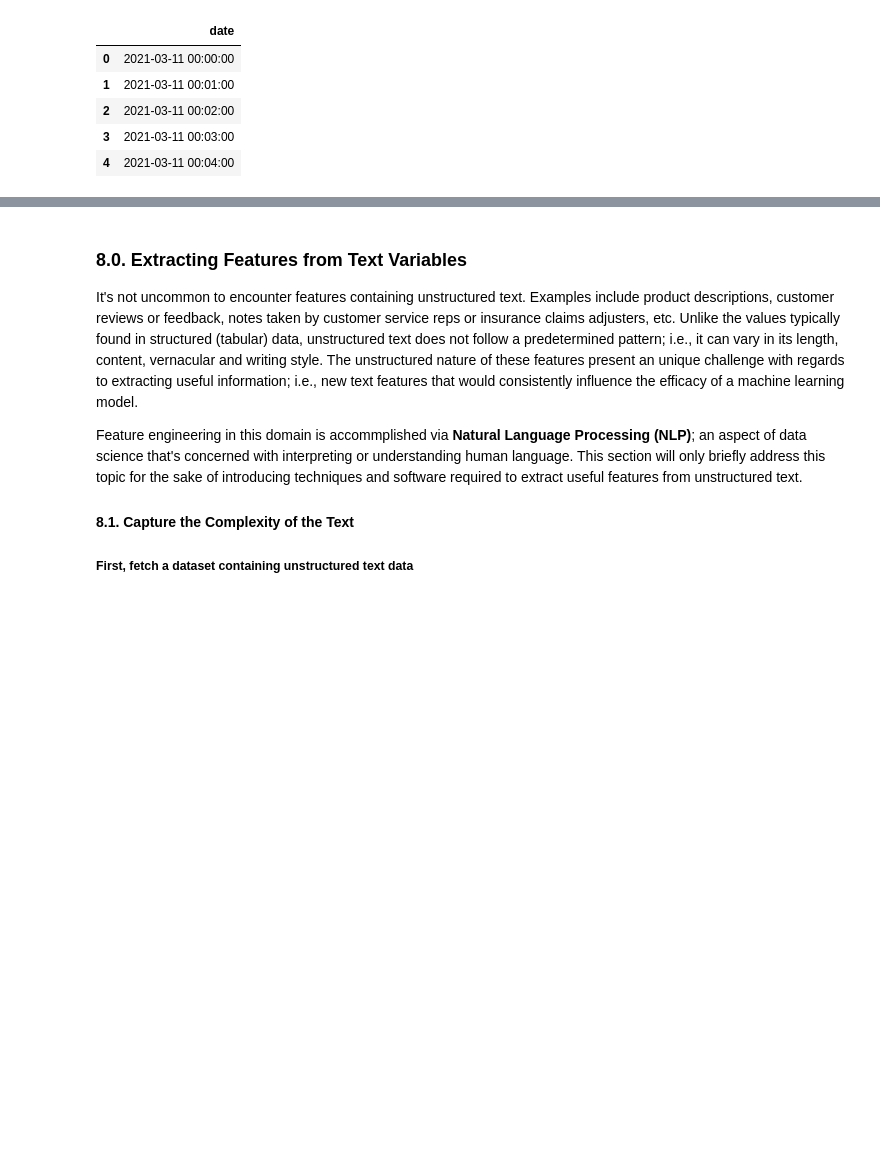
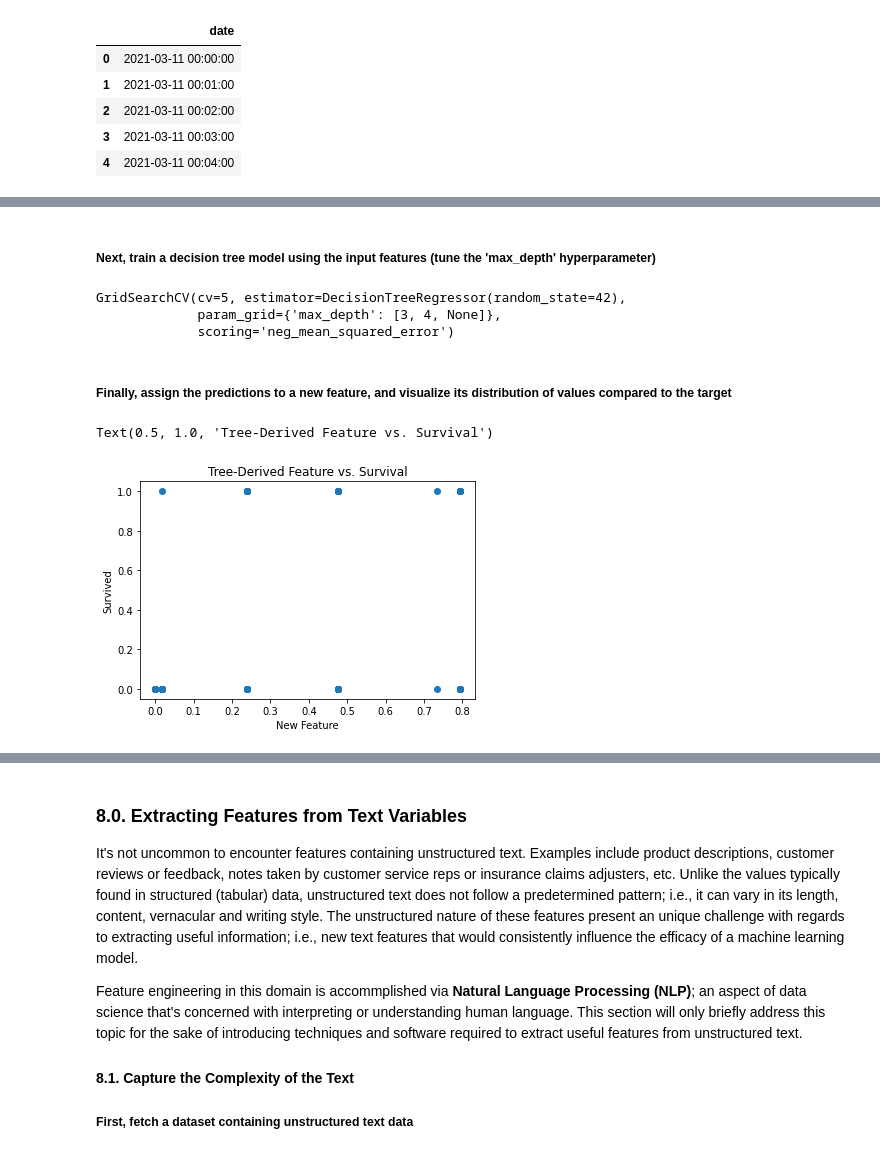
Before and after one commit to jtupitza-msft/edsp-mentoring-program, a Jupyter notebook: 04-Feature-Engineering.ipynb, the cells around one changed output, grey strips where cells are left out. Cells and saved outputs as stored; diff of their text form; code cells hidden in the pictures; blank space fills up the shorter version.

```diff
--- a/04-Feature-Engineering.ipynb
+++ b/04-Feature-Engineering.ipynb
@@ -1886,0 +2029,25 @@ df_tz[['time1_london', 'time2_berlin']]
+# %% [markdown]
+##### Next, train a decision tree model using the input features (tune the 'max_depth' hyperparameter)
+# %%
+param_grid = {'max_depth': [3, 4, None]}
+
+model = GridSearchCV(DecisionTreeRegressor(random_state=42),
+                     cv=5, scoring='neg_mean_squared_error', param_grid=param_grid)
+model.fit(X_train, y_train)
+# %% [output]
+GridSearchCV(cv=5, estimator=DecisionTreeRegressor(random_state=42),
+             param_grid={'max_depth': [3, 4, None]},
+             scoring='neg_mean_squared_error')
+# %% [markdown]
+##### Finally, assign the predictions to a new feature, and visualize its distribution of values compared to the target
+# %%
+X_train['new_feature'] = model.predict(X_train)
+X_test['new_feature'] = model.predict(X_test)
+
+plt.scatter(X_test.new_feature, y_test)
+plt.ylabel('Survived')
+plt.xlabel('New Feature')
+plt.title('Tree-Derived Feature vs. Survival')
+# %% [output]
+Text(0.5, 1.0, 'Tree-Derived Feature vs. Survival')
+[figure, added]
```
Also changed, not shown: parts of 230 cells of this notebook.
